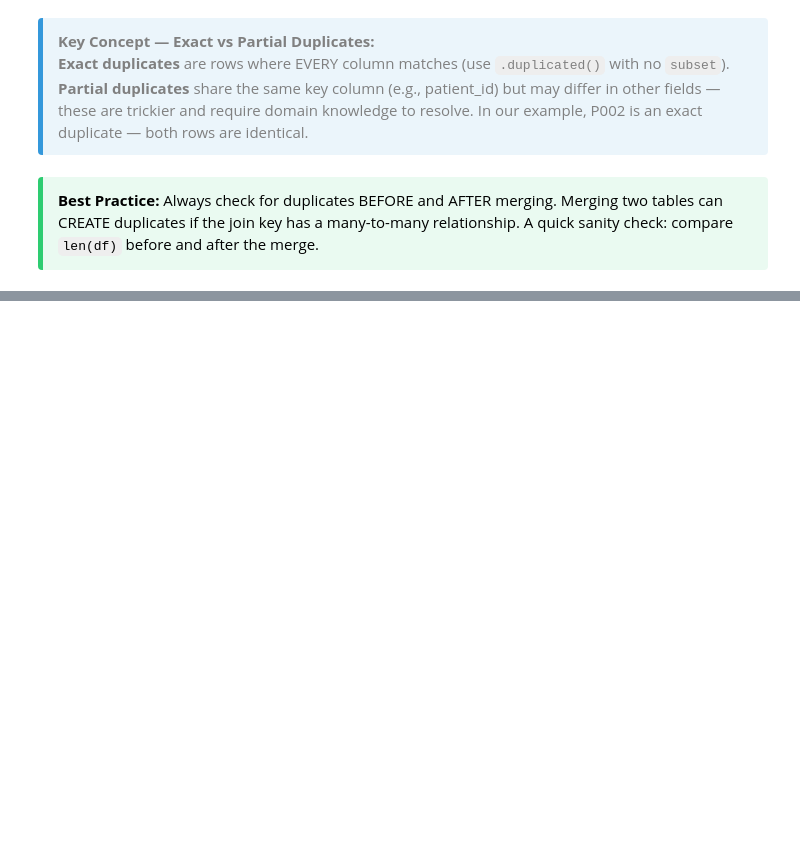
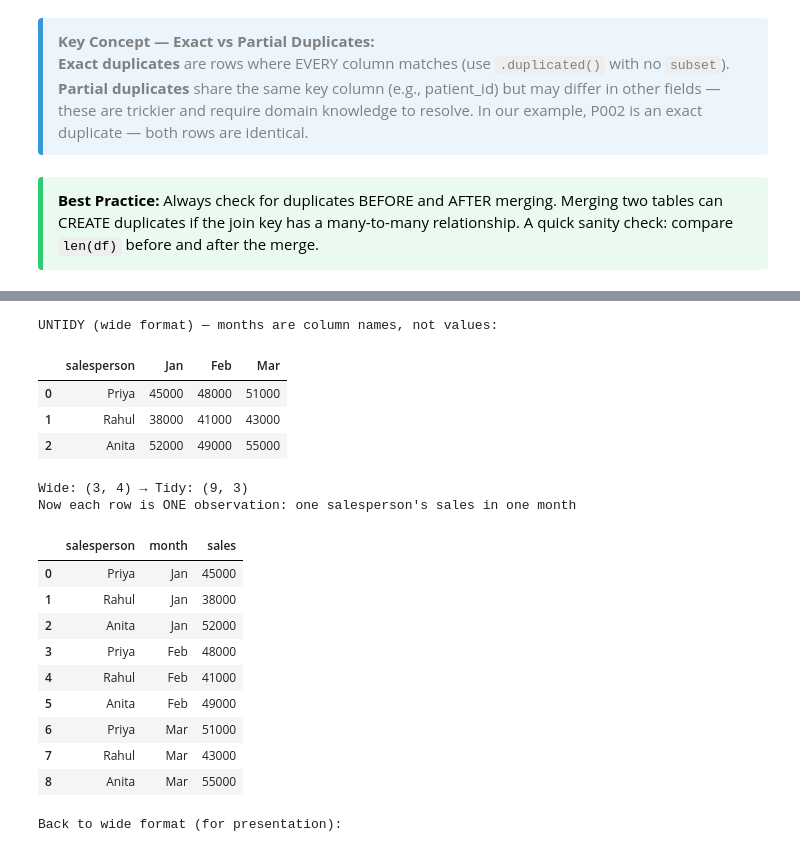
Before and after one commit to Alok-Senapati/Collab-Notebooks, a Jupyter notebook: pandas/Data Wrangling.ipynb, the cells around one changed output, grey strips where cells are left out. Cells and saved outputs as stored; diff of their text form; code cells hidden in the pictures; blank space fills up the shorter version.

Commit message:
Data Wrangling using Pandas

```diff
--- a/pandas/Data Wrangling.ipynb
+++ b/pandas/Data Wrangling.ipynb
@@ -698,0 +714,61 @@ Removed 1 duplicate(s)
+# %%
+# Example of UNTIDY (wide) data — months are stored as columns
+sales_wide = pd.DataFrame({
+    'salesperson': ['Priya', 'Rahul', 'Anita'],
+    'Jan': [45000, 38000, 52000],
+    'Feb': [48000, 41000, 49000],
+    'Mar': [51000, 43000, 55000]
+})
+
+print("UNTIDY (wide format) — months are column names, not values:")
+# %% [output]
+UNTIDY (wide format) — months are column names, not values:
+# %%
+sales_wide
+# %% [output]
+|  | salesperson | Jan | Feb | Mar |
+| 0 | Priya | 45000 | 48000 | 51000 |
+| 1 | Rahul | 38000 | 41000 | 43000 |
+| 2 | Anita | 52000 | 49000 | 55000 |
+# %%
+# pd.melt() — convert wide format to tidy (long) format
+# id_vars: columns to keep as-is
+# var_name: name for the column created from old column headers
+# value_name: name for the column created from old values
+sales_tidy = pd.melt(
+    sales_wide,
+    id_vars=['salesperson'],
+    var_name='month',
+    value_name='sales'
+)
+
+print(f"Wide: {sales_wide.shape} → Tidy: {sales_tidy.shape}")
+print("Now each row is ONE observation: one salesperson's sales in one month")
+# %% [output]
+Wide: (3, 4) → Tidy: (9, 3)
+Now each row is ONE observation: one salesperson's sales in one month
+# %%
+sales_tidy
+# %% [output]
+|  | salesperson | month | sales |
+| 0 | Priya | Jan | 45000 |
+| 1 | Rahul | Jan | 38000 |
+| 2 | Anita | Jan | 52000 |
+| 3 | Priya | Feb | 48000 |
+| 4 | Rahul | Feb | 41000 |
+| 5 | Anita | Feb | 49000 |
+| 6 | Priya | Mar | 51000 |
+| 7 | Rahul | Mar | 43000 |
+| 8 | Anita | Mar | 55000 |
+# %%
+# pivot_table() — convert tidy (long) back to wide format
+# Useful for presentation/reporting
+sales_back_to_wide = sales_tidy.pivot_table(
+    values='sales',
+    index='salesperson',
+    columns='month'
+)
+
+print("Back to wide format (for presentation):")
+# %% [output]
+Back to wide format (for presentation):
```
Also changed, not shown: parts of 7 cells of this notebook.
